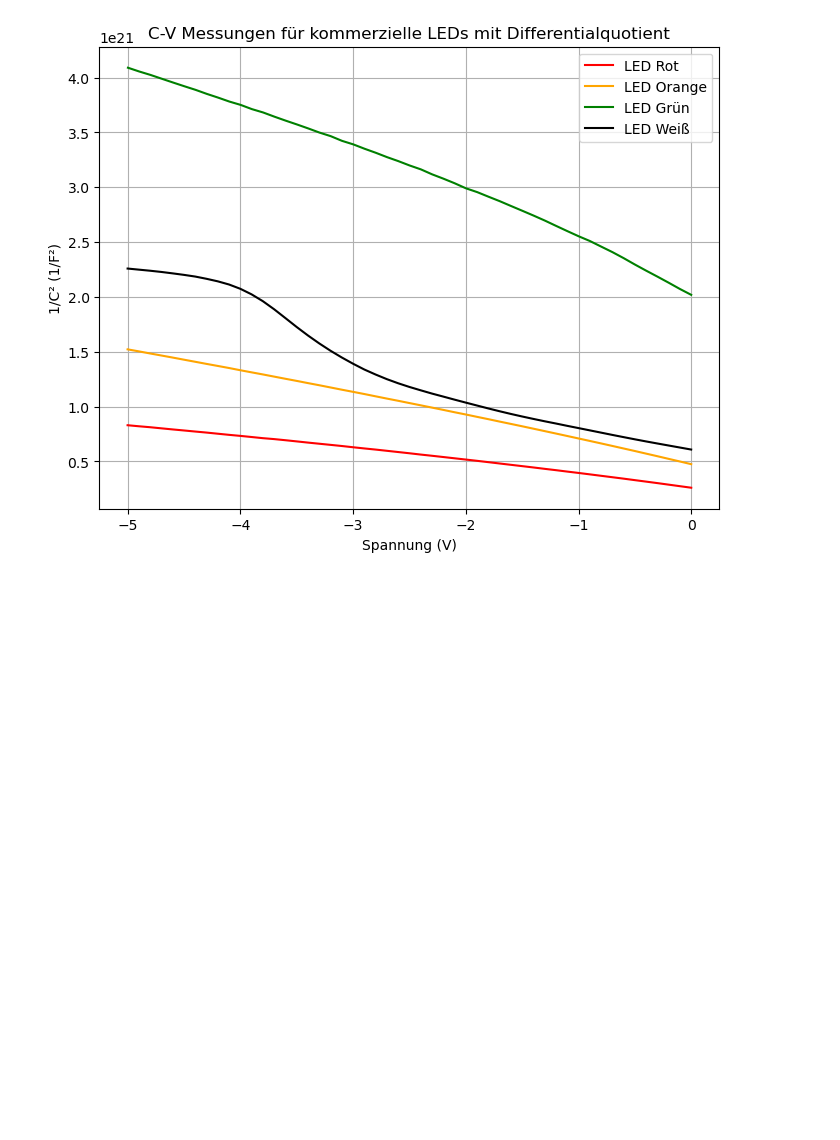
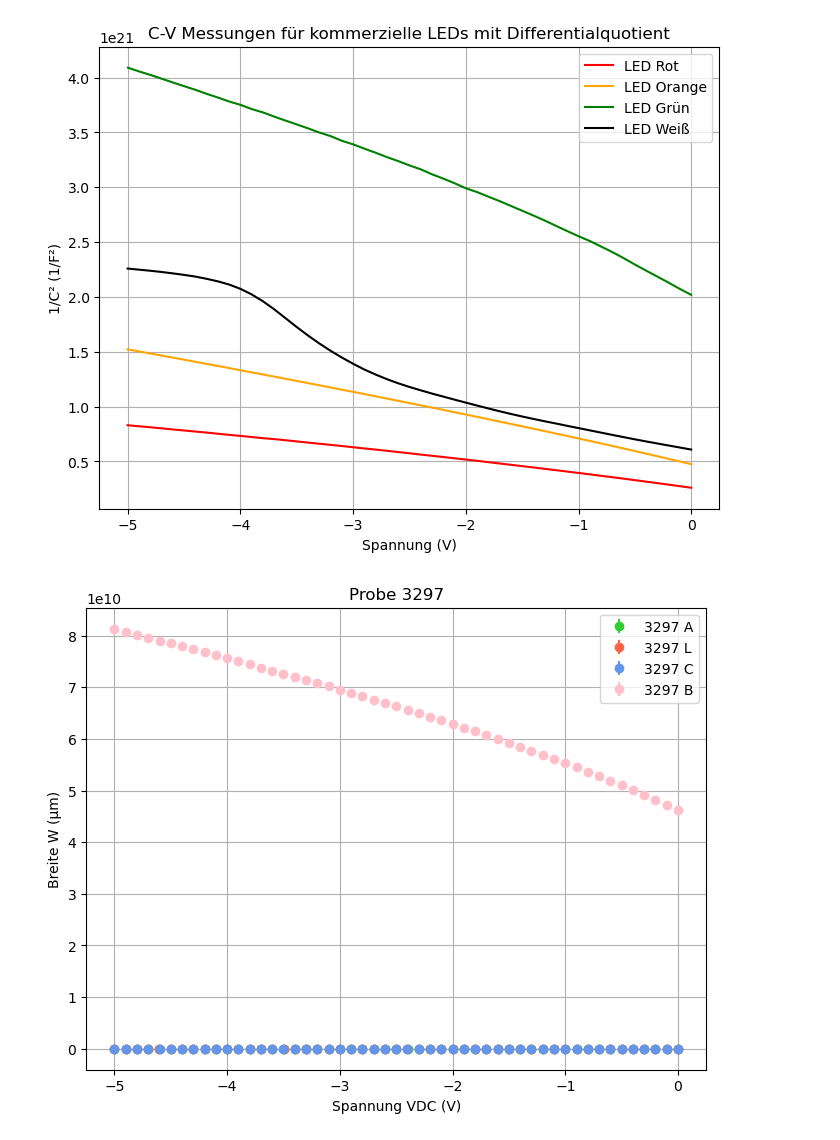
Before and after one commit to 6thKimOfTu/f13_ideas, a Jupyter notebook: cv.ipynb, the cells around one changed output. Saved outputs shown, nothing was run; the diff lists cells and outputs as text; code cells hidden in the pictures; blank space fills up the shorter version.

```diff
--- a/cv.ipynb
+++ b/cv.ipynb
@@ -378,3 +378,68 @@ plt.show()
 2    LED Grün      GaN -4.150208e+20  7.540551e+19
 3    LED Weiß      GaN -3.264251e+20  9.587148e+19
 [figure]
+# %%
+import pandas as pd
+import matplotlib
+import matplotlib.pyplot as plt
+import numpy as np
+import os
+
+# Konstanten
+e = 1.602e-19  # Elementarladung in Coulomb
+permittivity = {
+    'GaAs': 13.1 * 8.854e-12,
+    'GaN': 9 * 8.854e-12
+}
+
+# Flächen in Quadratmeter und ihre Unsicherheiten
+areas = {
+    'CV_L.csv': {'area': 92000 * 1e-12, 'delta_area': 8000 * 1e-12},
+    'CV_gross.csv': {'area': 40000 * 1e-12, 'delta_area': 5000 * 1e-12},
+    'CV_mittel.csv': {'area': 23000, 'delta_area': 4000 * 1e-12},
+    'CV_klein.csv': {'area': 10000 * 1e-12, 'delta_area': 2200 * 1e-12}
+}
+
+material_map = {
+    'CV_L.csv': 'GaN',
+    'CV_gross.csv': 'GaN',
+    'CV_mittel.csv': 'GaN',
+    'CV_klein.csv': 'GaN'
+}
+
+ordner_pfad = '/Users/naebaekhap/FP_Protokoll_Kim/FP_Messdaten/F13/Messdaten/4.Aufgabe'
+dateien = [f for f in os.listdir(ordner_pfad) if f.endswith('.csv')]
+
+plt.figure(figsize=(8, 6))
+
+info = {
+    'CV_L.csv': {'farbe': 'tomato', 'label': '3297 L'},
+    'CV_gross.csv': {'farbe': 'limegreen', 'label': '3297 A'},
+    'CV_mittel.csv': {'farbe': 'pink', 'label': '3297 B'},
+    'CV_klein.csv': {'farbe': 'cornflowerblue', 'label': '3297 C'}
+}
+
+for datei in dateien:
+    if datei in info:
+        voller_pfad = os.path.join(ordner_pfad, datei)
+        daten = pd.read_csv(voller_pfad, delimiter='\t', skiprows=2, header=None)
+        daten.columns = ['Frequency', 'Capacitance', 'Resistance', 'VAC', 'IAC', 'VDC', 'IDC', 'Time', 'Impedance', 'Temperature']
+        A = areas[datei]['area']
+        delta_A = areas[datei]['delta_area']
+        epsilon = permittivity[material_map[datei]]
+
+        # Berechne W und Fehler in W
+        daten['W'] = (epsilon * A / daten['Capacitance']) * 1e6  # W in Mikrometern
+        daten['delta_W'] = daten['W'] * (delta_A / A)  # Fehlerfortpflanzung für W
+
+        # Plot mit Fehlerbalken
+        plt.errorbar(daten['VDC'], daten['W'], yerr=daten['delta_W'], fmt='o', color=info[datei]['farbe'], label=info[datei]['label'])
+
+plt.title('Probe 3297')
+plt.xlabel('Spannung VDC (V)')
+plt.ylabel('Breite W (µm)')
+plt.legend()
+plt.grid(True)
+plt.show()
+# %% [output]
+[figure, added]
```
